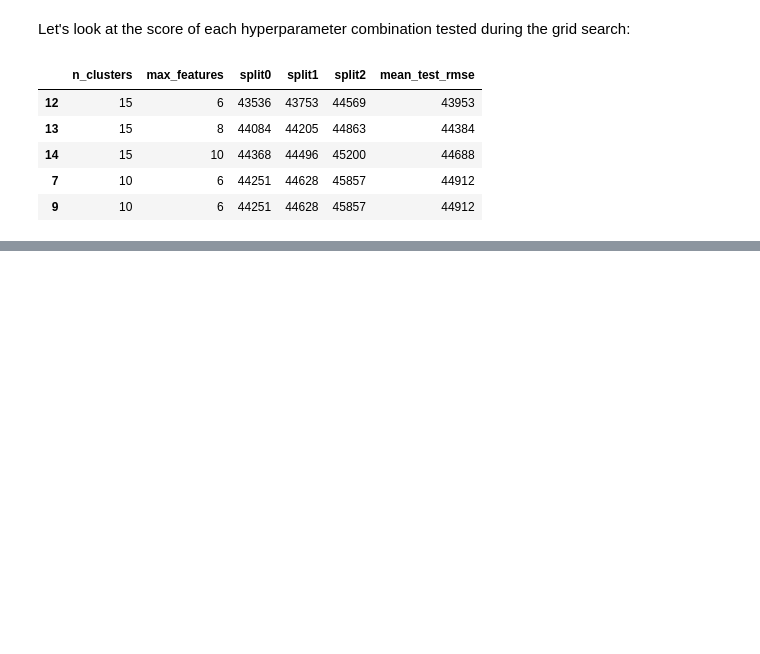
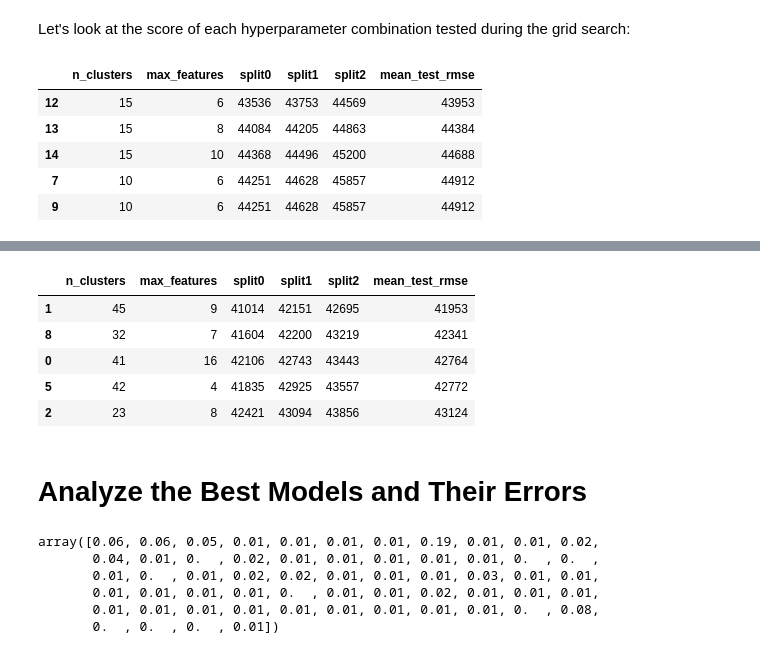
Before and after one commit to Auwal007/california-housing-regression-Aurelien, a Jupyter notebook: california housing.ipynb, the cells around one changed output, grey strips where cells are left out. Drawn from its saved outputs; the diff is of its cells as text; code cells hidden in the pictures; blank space fills up the shorter version.

```diff
--- a/california housing.ipynb
+++ b/california housing.ipynb
@@ -875,0 +883,12 @@ cv_res.head()
+# %%
+from sklearn.model_selection import RandomizedSearchCV
+from scipy.stats import randint
+
+param_distribs = {'preprocessing__geo__n_clusters': randint(low=3, high=50),
+                  'random_forest__max_features': randint(low=2, high=20)}
+
+rnd_search = RandomizedSearchCV(
+    full_pipeline, param_distributions=param_distribs, n_iter=10, cv=3,
+    scoring='neg_root_mean_squared_error', random_state=42)
+
+rnd_search.fit(housing, housing_labels)
@@ -875,0 +912,30 @@ cv_res.head()
+# %%
+# extra code – displays the random search results
+cv_res = pd.DataFrame(rnd_search.cv_results_)
+cv_res.sort_values(by="mean_test_score", ascending=False, inplace=True)
+cv_res = cv_res[["param_preprocessing__geo__n_clusters",
+                 "param_random_forest__max_features", "split0_test_score",
+                 "split1_test_score", "split2_test_score", "mean_test_score"]]
+cv_res.columns = ["n_clusters", "max_features"] + score_cols
+cv_res[score_cols] = -cv_res[score_cols].round().astype(np.int64)
+cv_res.head()
+# %% [output]
+|  | n_clusters | max_features | split0 | split1 | split2 | mean_test_rmse |
+| 1 | 45 | 9 | 41014 | 42151 | 42695 | 41953 |
+| 8 | 32 | 7 | 41604 | 42200 | 43219 | 42341 |
+| 0 | 41 | 16 | 42106 | 42743 | 43443 | 42764 |
+| 5 | 42 | 4 | 41835 | 42925 | 43557 | 42772 |
+| 2 | 23 | 8 | 42421 | 43094 | 43856 | 43124 |
+# %% [markdown]
+# Analyze the Best Models and Their Errors
+# %%
+final_model = rnd_search.best_estimator_  # includes preprocessing
+feature_importances = final_model["random_forest"].feature_importances_
+feature_importances.round(2)
+# %% [output]
+array([0.06, 0.06, 0.05, 0.01, 0.01, 0.01, 0.01, 0.19, 0.01, 0.01, 0.02,
+       0.04, 0.01, 0.  , 0.02, 0.01, 0.01, 0.01, 0.01, 0.01, 0.  , 0.  ,
+       0.01, 0.  , 0.01, 0.02, 0.02, 0.01, 0.01, 0.01, 0.03, 0.01, 0.01,
+       0.01, 0.01, 0.01, 0.01, 0.  , 0.01, 0.01, 0.02, 0.01, 0.01, 0.01,
+       0.01, 0.01, 0.01, 0.01, 0.01, 0.01, 0.01, 0.01, 0.01, 0.  , 0.08,
+       0.  , 0.  , 0.  , 0.01])
```
Also changed, not shown: parts of 16 cells of this notebook.
